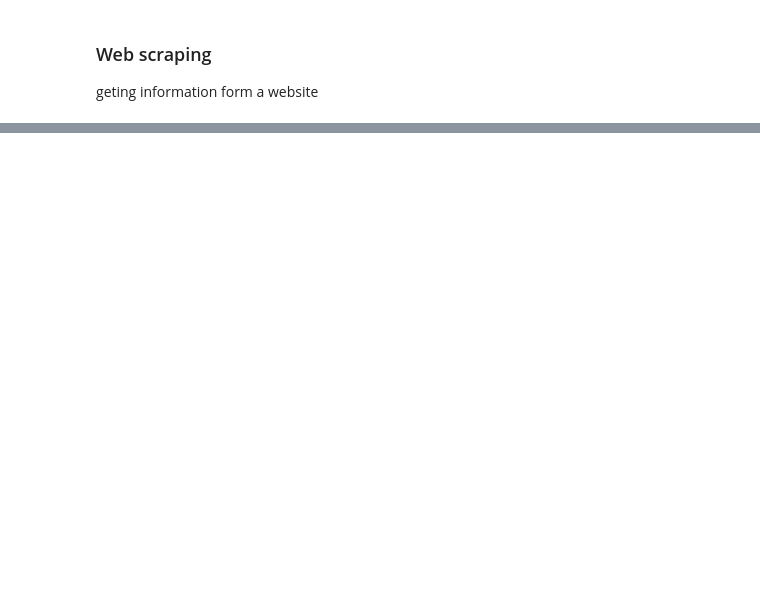
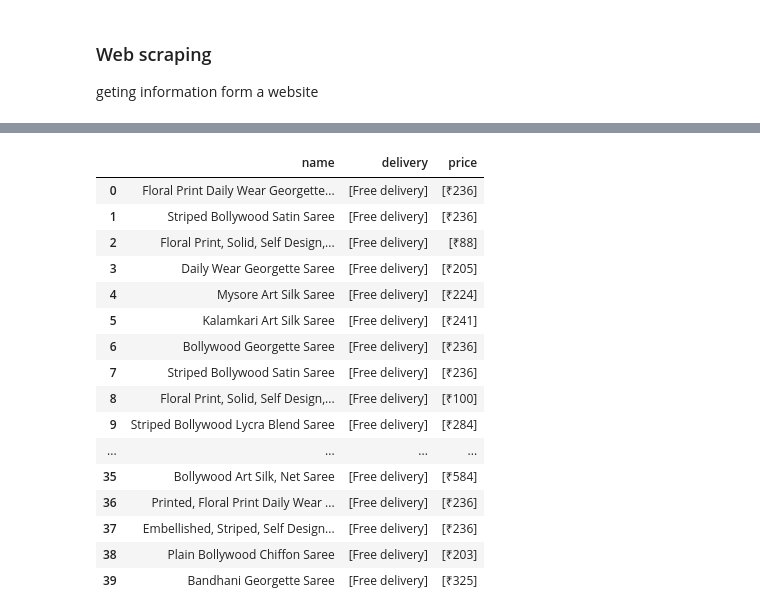
Before and after one commit to JenniferMaryX/sem-5, a Jupyter notebook: web scraping.ipynb, the cells around one changed output, grey strips where cells are left out. Saved outputs shown, nothing was run; the diff lists cells and outputs as text; code cells hidden in the pictures; blank space fills up the shorter version.

```diff
--- a/web scraping.ipynb
+++ b/web scraping.ipynb
@@ -29,0 +91,2 @@ delivery
+# %%
+price=backcode.select(".r-1rsjblm.r-13hce6t")
@@ -37,0 +117,22 @@ data_frame_price
+# %%
+data_frame_name["price"]=price
+# %%
+data_frame_name
+# %% [output]
+|  | name | delivery | price |
+| 0 | Floral Print Daily Wear Georgette... | [Free delivery] | [₹236] |
+| 1 | Striped Bollywood Satin Saree | [Free delivery] | [₹236] |
+| 2 | Floral Print, Solid, Self Design,... | [Free delivery] | [₹88] |
+| 3 | Daily Wear Georgette Saree | [Free delivery] | [₹205] |
+| 4 | Mysore Art Silk Saree | [Free delivery] | [₹224] |
+| 5 | Kalamkari Art Silk Saree | [Free delivery] | [₹241] |
+| 6 | Bollywood Georgette Saree | [Free delivery] | [₹236] |
+| 7 | Striped Bollywood Satin Saree | [Free delivery] | [₹236] |
+| 8 | Floral Print, Solid, Self Design,... | [Free delivery] | [₹100] |
+| 9 | Striped Bollywood Lycra Blend Saree | [Free delivery] | [₹284] |
+| ... | ... | ... | ... |
+| 35 | Bollywood Art Silk, Net Saree | [Free delivery] | [₹584] |
+| 36 | Printed, Floral Print Daily Wear ... | [Free delivery] | [₹236] |
+| 37 | Embellished, Striped, Self Design... | [Free delivery] | [₹236] |
+| 38 | Plain Bollywood Chiffon Saree | [Free delivery] | [₹203] |
+| 39 | Bandhani Georgette Saree | [Free delivery] | [₹325] |
```
Also changed, not shown: parts of 11 cells of this notebook, 1 other file.
